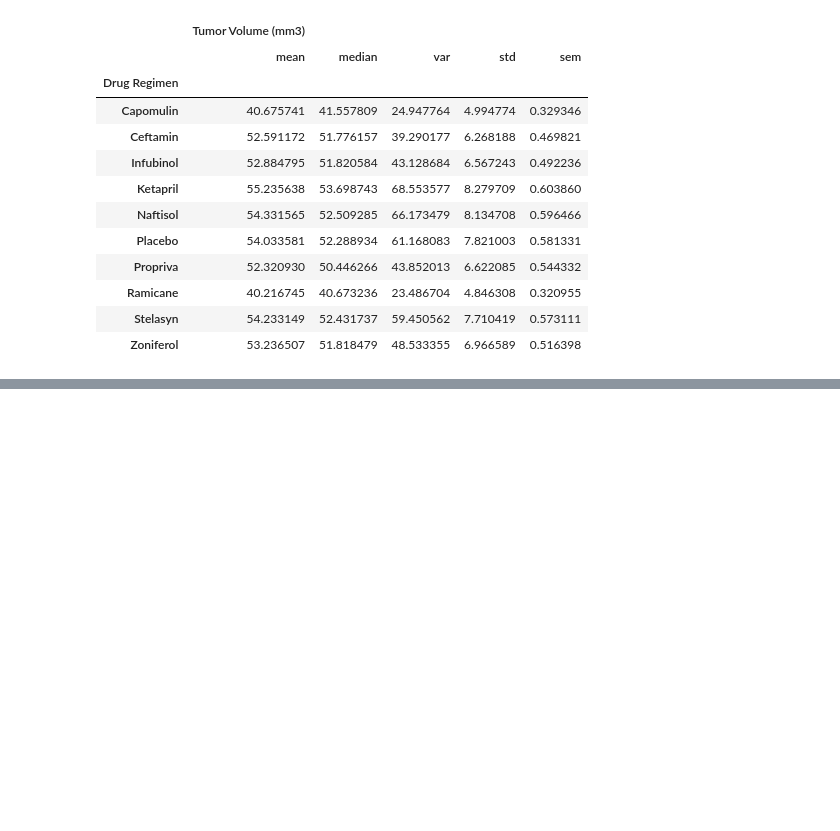
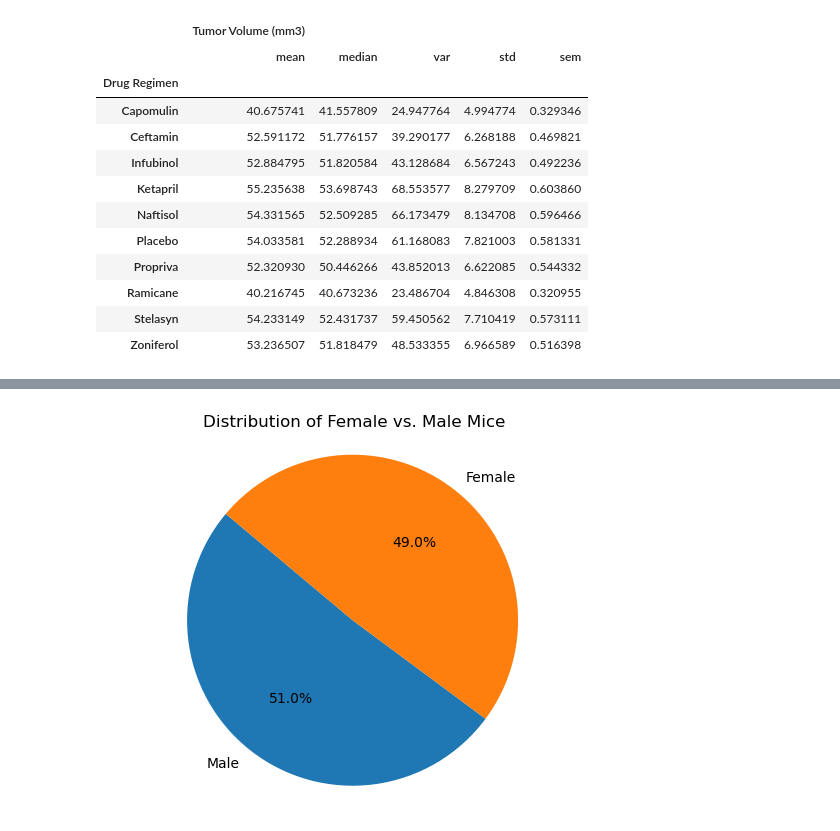
Before and after one commit to BenjaminMoran1/module-5-challenge, a Jupyter notebook: module_5_challenge/Starter_Code/Pymaceuticals/Untitled.ipynb, the cells around one changed output, grey strips where cells are left out. Saved outputs shown, nothing was run; the diff lists cells and outputs as text; code cells hidden in the pictures; blank space fills up the shorter version.

```diff
--- a/module_5_challenge/Starter_Code/Pymaceuticals/Untitled.ipynb
+++ b/module_5_challenge/Starter_Code/Pymaceuticals/Untitled.ipynb
@@ -146,5 +162,14 @@ Text(0, 0.5, 'Number of Mice Tested')
 # %%
 # Generate a pie plot showing the distribution of female versus male mice using pyplot
+gender_distribution = cleaned_df['Sex'].value_counts()
+
+# Create a pie plot using pyplot
+plt.pie(gender_distribution, labels=gender_distribution.index, autopct='%1.1f%%', startangle=140)
+plt.title("Distribution of Female vs. Male Mice")
+plt.axis('equal')  # Equal aspect ratio ensures the pie is drawn as a circle.
+plt.show()
+# %% [output]
+[figure, added]
 # %%
 # Calculate the final tumor volume of each mouse across four of the treatment regimens:
 # Capomulin, Ramicane, Infubinol, and Ceftamin
```
Also changed, not shown: parts of 8 cells of this notebook.
